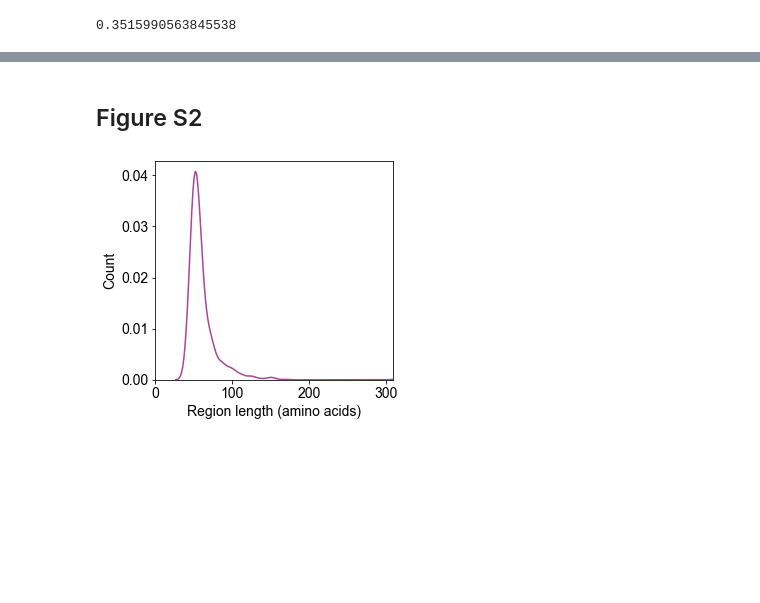
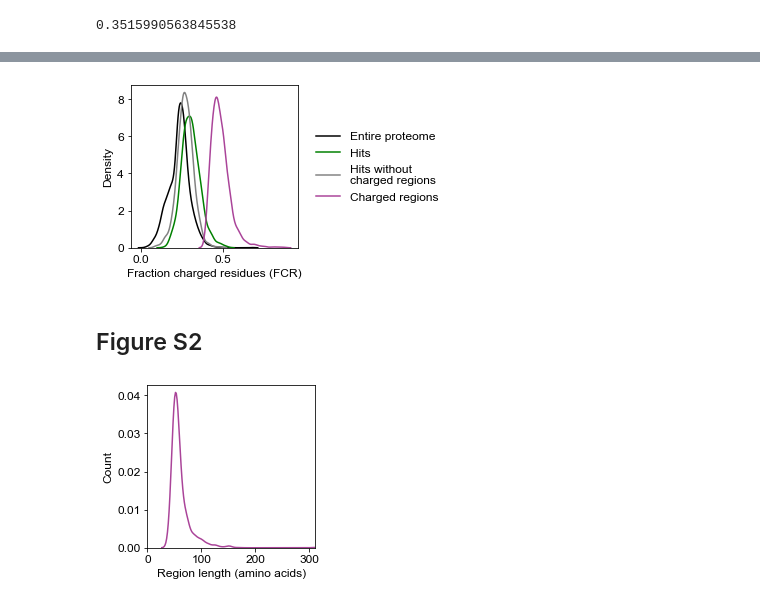
Before and after one commit to rosalindpan/hcrpaper, a Jupyter notebook: figures/FigureS1.ipynb, the cells around one changed output, grey strips where cells are left out. Saved outputs shown, nothing was run; the diff lists cells and outputs as text; code cells hidden in the pictures; blank space fills up the shorter version.

```diff
--- a/figures/FigureS1.ipynb
+++ b/figures/FigureS1.ipynb
@@ -18,7 +18,7 @@ import matplotlib.pyplot as plt
 import seaborn as sns
 from IPython.display import Image
 
-plt.rcParams.update({'font.size': 14})
+plt.rcParams.update({'font.size': 12})
 plt.rcParams['font.family'] = 'sans-serif'
 plt.rcParams['font.sans-serif'] = "Arial"
 
@@ -207,2 +212,51 @@ plt.show()
+# %%
+entire_protein_fcrs = []
+for orf in scerprot:
+    seq = str(orf.seq).replace("*", "")
+    entire_protein_fcrs.append(cp.fraction_charged(seq))
+proteome_mean_fcr = np.mean(entire_protein_fcrs)
+proteome_2sigma = proteome_mean_fcr + 2*np.std(entire_protein_fcrs)
+# %%
+hits_orfs = pd.unique(charged_hits["orf"])
+# %%
+hits_fcrs = []
+hits_no_region_fcrs = []
+per_of_protein = []
+
+for orf in scerprot:
+    if orf.name in hits_orfs:
+        seq = str(orf.seq).replace("*", "")
+        hits_fcrs.append(cp.fraction_charged(seq))
+        regions = charged_hits.set_index("orf").loc[orf.name]["region.seq"]
+        if (type(regions) == str):
+            no_region = seq.replace(regions, "")
+            if len(no_region) > 0:
+                hits_no_region_fcrs.append(cp.fraction_charged(no_region))
+        else:
+            no_region = seq
+            for i in regions:
+                no_region = no_region.replace(i, "")
+            if len(no_region) > 0:
+                hits_no_region_fcrs.append(cp.fraction_charged(no_region))
+
+        if len(no_region) > 0:
+            per_of_protein.append(len(no_region) / len(seq))
+
+hits_mean_fcr = np.mean(hits_fcrs)
+no_region_mean_fcr = np.mean(hits_no_region_fcrs)
+# %%
+fig, ax = plt.subplots(figsize=(3,3))
+sns.kdeplot(entire_protein_fcrs, color = 'black', label="Entire proteome")
+sns.kdeplot(hits_fcrs, color = "green", label = "Hits")
+sns.kdeplot(hits_no_region_fcrs, color = cscheme["dis"], label = "Hits without\ncharged regions")
+sns.kdeplot(charged_hits["frac.charge"], color = cscheme["cr"], label = "Charged regions")
+
+plt.xlabel('Fraction charged residues (FCR)')
+plt.ylabel('Density')
+plt.legend(bbox_to_anchor=(1.9, 0.78), frameon=False)
+plt.savefig('./plots/FigureS1B.png', dpi=300, bbox_inches='tight')
+plt.show()
+# %% [output]
+[figure, added]
 # %% [markdown]
 ## Figure S2
@@ -212,11 +263,10 @@ charged_hits = pd.read_table("../data/charged_regions/cr_raw.csv",
 # %%
-plt.figure(figsize=(4.5,4))
+plt.figure(figsize=(3,3))
 sns.kdeplot(charged_hits["region.len"], color=cscheme["cr"])
 plt.xlim((0,310))
 plt.xlabel("Region length (amino acids)")
 plt.ylabel("Count")
-plt.tight_layout()
-plt.savefig('./plots/FigureS1C.png', dpi=300)
+plt.savefig('./plots/FigureS1C.png', dpi=300, bbox_inches='tight')
 plt.show()
 # %% [output]
-[figure, old version]
+[figure, new version]
```
Also changed, not shown: parts of 6 cells of this notebook, 30 other files.
